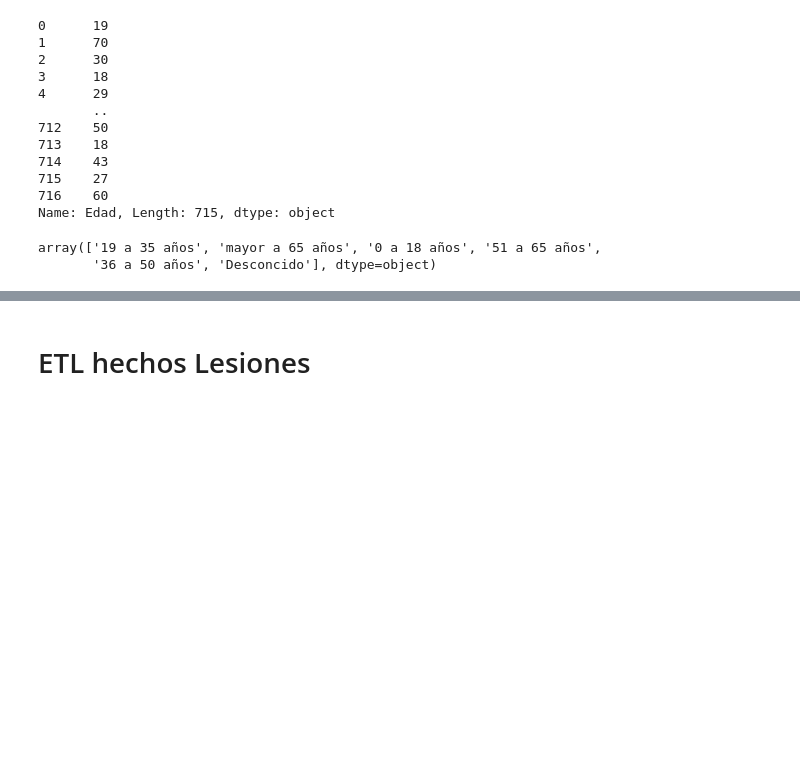
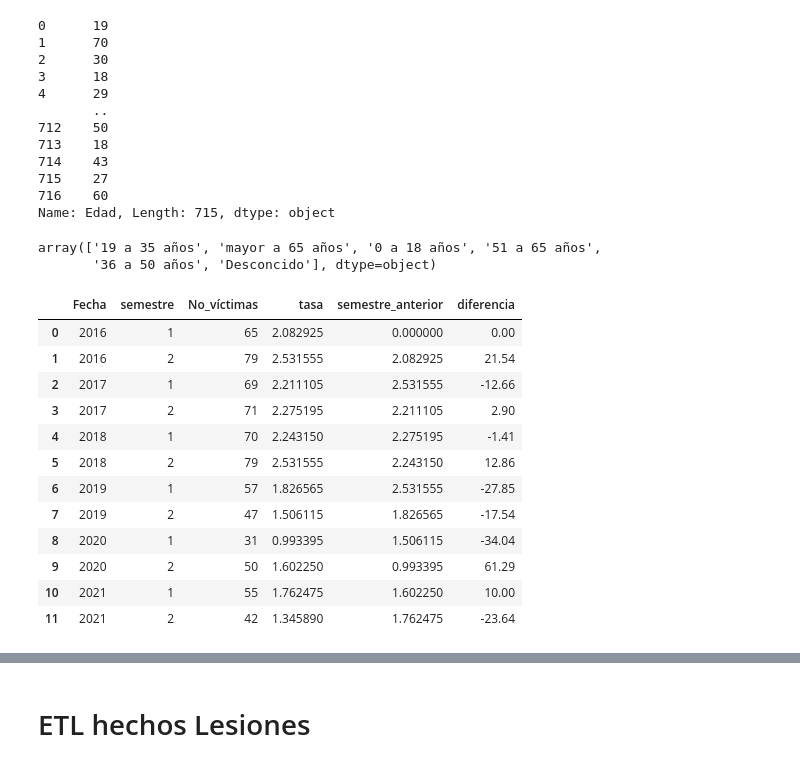
Before and after one commit to JUrielCerecero/Proyecto-Indiviudal-de-Data-Analytics-Siniestro-viales, a Jupyter notebook: ETL.ipynb, the cells around one changed output, grey strips where cells are left out. Saved outputs shown, nothing was run; the diff lists cells and outputs as text; code cells hidden in the pictures; blank space fills up the shorter version.

```diff
--- a/ETL.ipynb
+++ b/ETL.ipynb
@@ -604,3 +604,31 @@ for a in comunas.Comuna.unique():
     comunas.loc[comunas.Comuna==a,'y']=str(lat)
 # %%
 comunas.to_csv('Datasets/comunas.csv',index=False)
+# %%
+dfhomicidios['semestre']=dfhomicidios.Fecha.dt.month.apply(lambda x: 1 if x<=6 else 2)
+# %%
+kpi1=dfhomicidios.groupby([dfhomicidios.Fecha.dt.year,'semestre'])['No_víctimas'].count().reset_index()
+kpi1['tasa']=(kpi1['No_víctimas']/3120612)*100000
+kpi1['semestre_anterior']=kpi1['tasa'].shift(1)
+kpi1['diferencia']=round((kpi1['tasa']/kpi1['semestre_anterior'])*100-100,2)
+kpi1.fillna(0,inplace=True)
+kpi1.tasa=round(kpi1.tasa,2)
+kpi1.semestre_anterior=round(kpi1.semestre_anterior,2)
+
+kpi1.to_csv('Datasets/kpi1.csv',index=False)
+# %%
+kpi1
+# %% [output]
+|  | Fecha | semestre | No_víctimas | tasa | semestre_anterior | diferencia |
+| 0 | 2016 | 1 | 65 | 2.082925 | 0.000000 | 0.00 |
+| 1 | 2016 | 2 | 79 | 2.531555 | 2.082925 | 21.54 |
+| 2 | 2017 | 1 | 69 | 2.211105 | 2.531555 | -12.66 |
+| 3 | 2017 | 2 | 71 | 2.275195 | 2.211105 | 2.90 |
+| 4 | 2018 | 1 | 70 | 2.243150 | 2.275195 | -1.41 |
+| 5 | 2018 | 2 | 79 | 2.531555 | 2.243150 | 12.86 |
+| 6 | 2019 | 1 | 57 | 1.826565 | 2.531555 | -27.85 |
+| 7 | 2019 | 2 | 47 | 1.506115 | 1.826565 | -17.54 |
+| 8 | 2020 | 1 | 31 | 0.993395 | 1.506115 | -34.04 |
+| 9 | 2020 | 2 | 50 | 1.602250 | 0.993395 | 61.29 |
+| 10 | 2021 | 1 | 55 | 1.762475 | 1.602250 | 10.00 |
+| 11 | 2021 | 2 | 42 | 1.345890 | 1.762475 | -23.64 |
```
Also changed, not shown: parts of 2 cells of this notebook, 3 other files.
